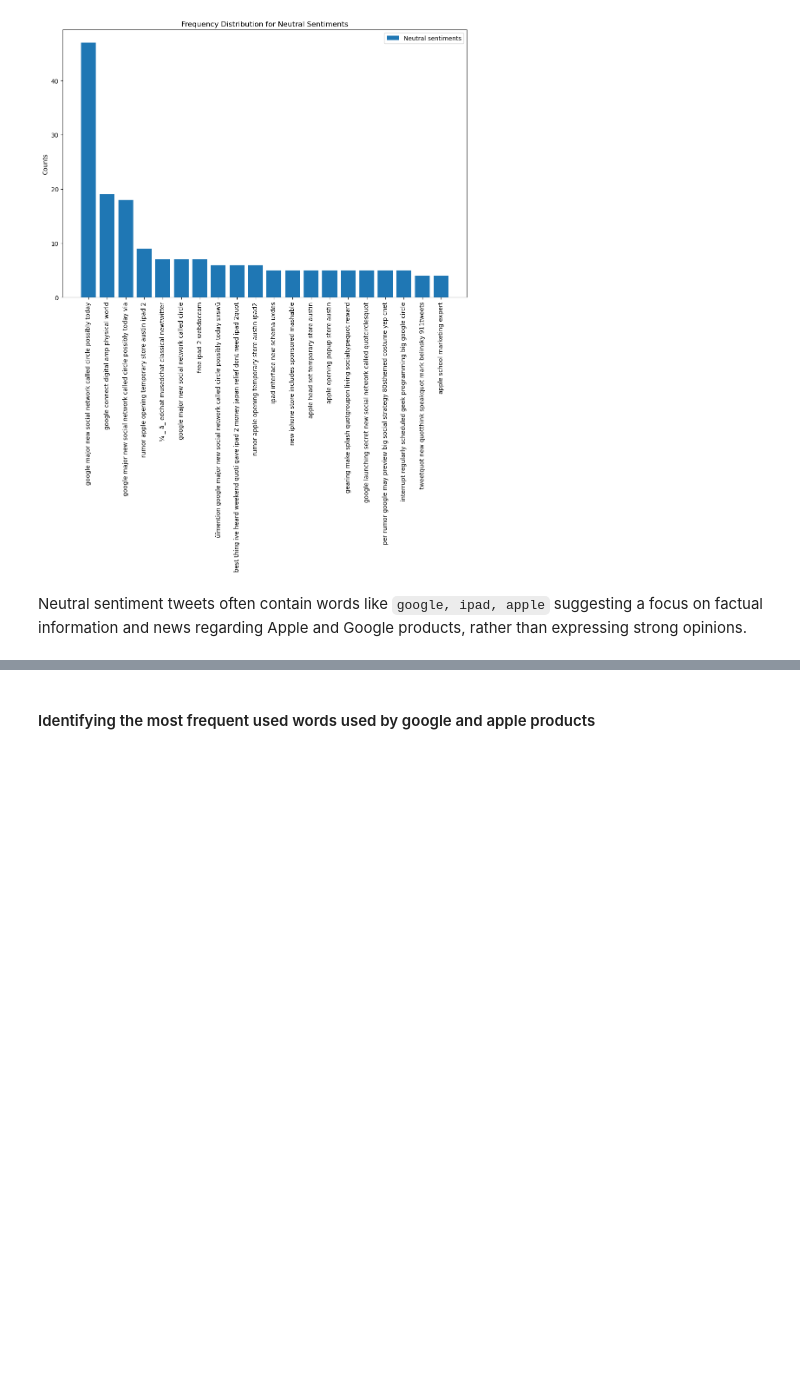
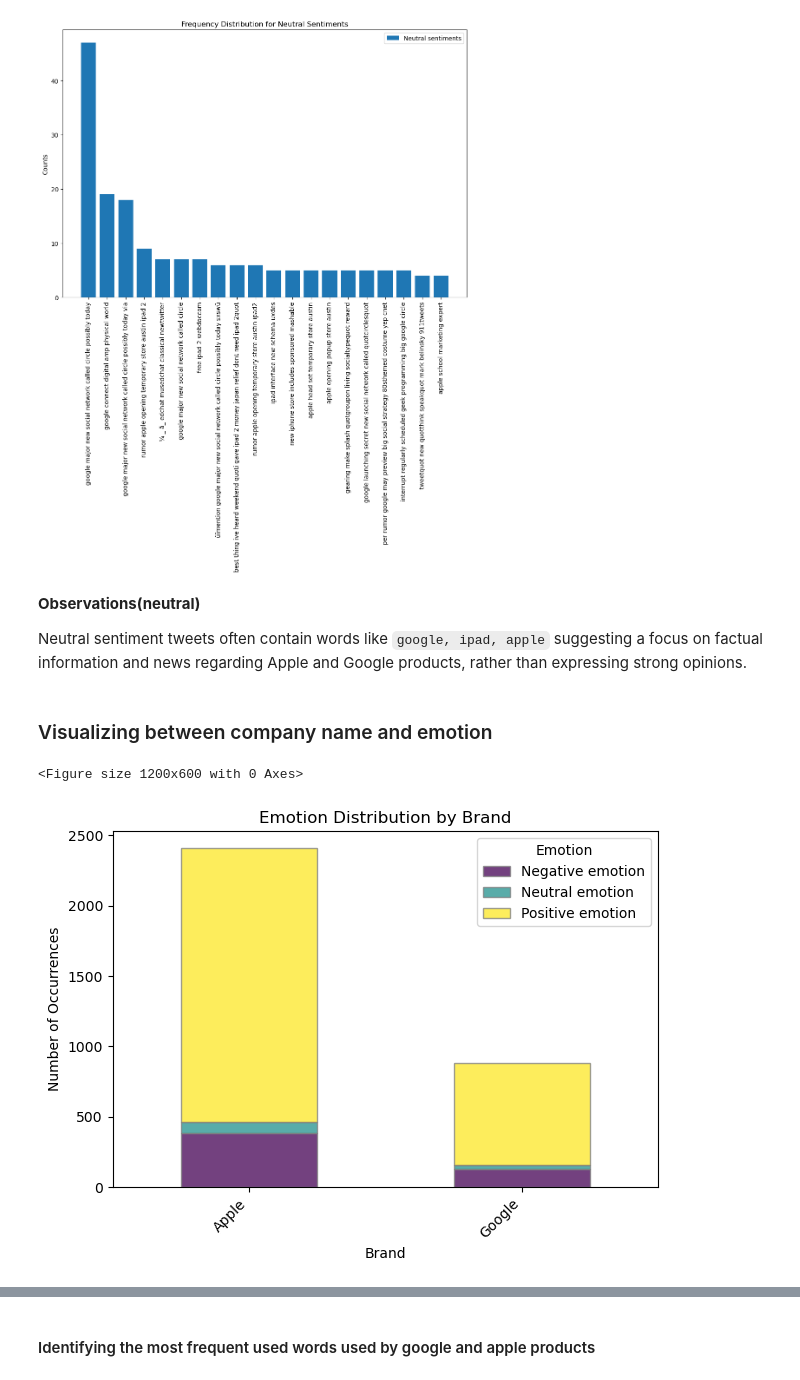
Before and after one commit to Geraldkigotho/NLP-tweet-sentiment-project, a Jupyter notebook: nlp_project 2.ipynb, the cells around one changed output, grey strips where cells are left out. Drawn from its saved outputs; the diff is of its cells as text; code cells hidden in the pictures; blank space fills up the shorter version.

```diff
--- a/nlp_project 2.ipynb
+++ b/nlp_project 2.ipynb
@@ -715,4 +725,25 @@ plt.legend();
 # %% [output]
 [figure]
 # %% [markdown]
+**Observations(neutral)**
+
 Neutral sentiment tweets often contain words like `google, ipad, apple` suggesting a focus on factual information and news regarding Apple and Google products, rather than expressing strong opinions.
+# %% [markdown]
+### Visualizing  between company name and emotion
+# %%
+# Count the number of occurrences for each emotion per brand
+emotion_counts = df.groupby(['company_name', 'emotion']).size().unstack(fill_value=0)
+
+# Plotting emotion_counts
+plt.figure(figsize=(12, 6))
+emotion_counts.plot(kind='bar', stacked=True, colormap='viridis', alpha=0.75, edgecolor='grey')
+plt.title('Emotion Distribution by Brand')
+plt.xlabel('Brand')
+plt.ylabel('Number of Occurrences')
+plt.legend(title='Emotion')
+plt.xticks(rotation=45, ha='right')
+plt.tight_layout()
+plt.show()
+# %% [output]
+<Figure size 1200x600 with 0 Axes>
+[figure, added]
```
Also changed, not shown: parts of 45 cells of this notebook, 2 other files.
